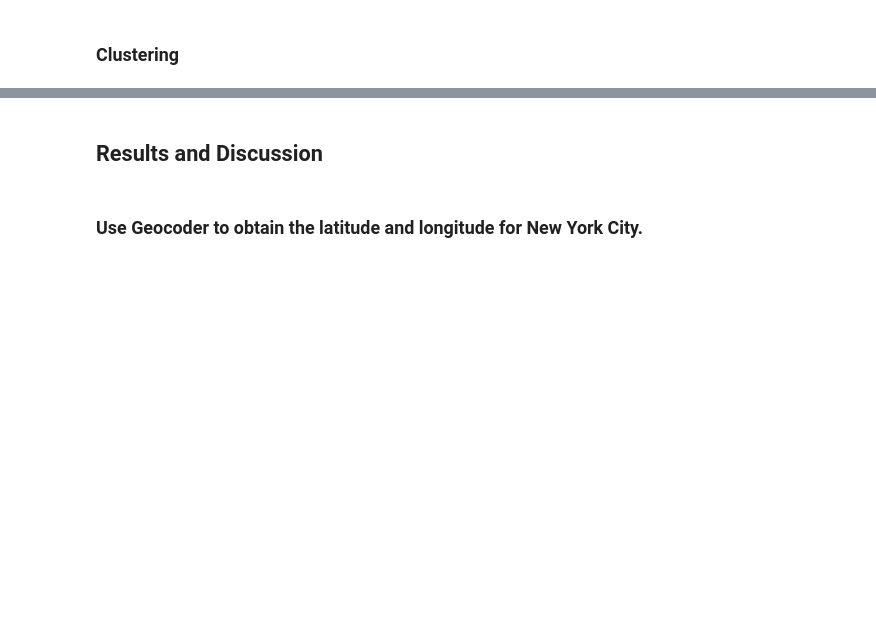
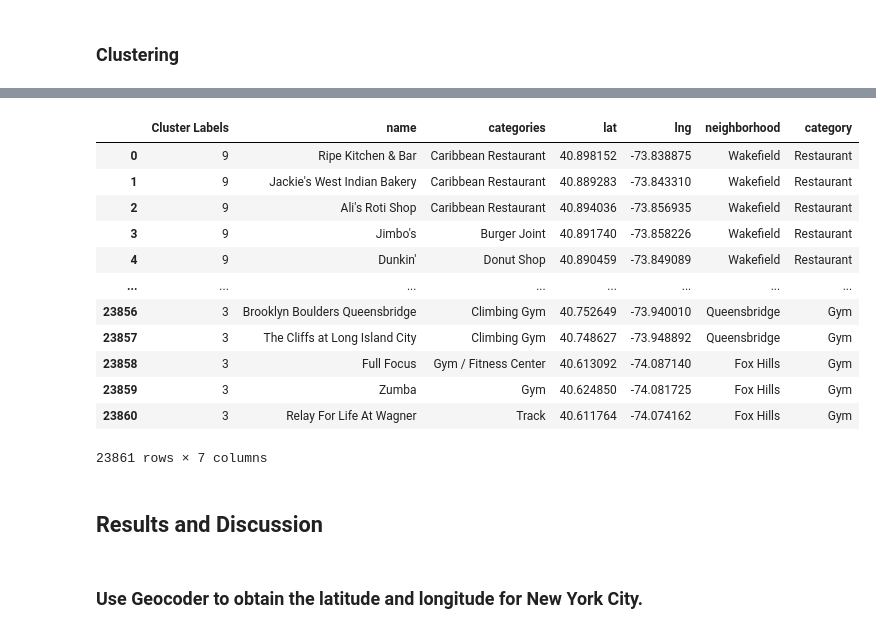
Before and after one commit to WouterDeBot/CapstoneBuildIBM, a Jupyter notebook: notebooks/Fit and Food- Coursera Capstone Project.ipynb, the cells around one changed output, grey strips where cells are left out. Cells and saved outputs as stored; diff of their text form; code cells hidden in the pictures; blank space fills up the shorter version.

```diff
--- a/notebooks/Fit and Food- Coursera Capstone Project.ipynb
+++ b/notebooks/Fit and Food- Coursera Capstone Project.ipynb
@@ -321,5 +326,7 @@ Initially this is done for the neighborhoods and category.
 # %%
 #Get dummies for category
 dummies_category = pd.get_dummies(df_overall["category"])
-#dummies_neighborhoods = pd.get_dummies(df_overall["neighborhood"])
-df_overall = pd.concat([])
+dummies_neighborhoods = pd.get_dummies(df_overall["neighborhood"])
+df_dummy_neighborhood = pd.concat([df_overall,dummies_neighborhoods],axis = 1)
+df_dummy_all = pd.concat([df_dummy_neighborhood,dummies_category],axis = 1)
+neighborhoods_venues_dummied = df_dummy_all.copy()
@@ -354,12 +412,12 @@ The analysis will be done using clustering of neighborhoods. What we want to ach
 ### Clustering
 # %%
 # Number of clusters corresponding to the amount of neighborhoods
-k_clusters = 306
+k_clusters = 10
 
 #Drop remaining categorical values from the dataframe
-neighborhoods_grouped_clustering = df_overall.drop(["category","categories","name","neighborhood"])
+neighborhoods_grouped_clustering = df_dummy_all.drop(["category","categories","name","neighborhood"], axis = 1)
 
-kmeans = KMeans(n_clusters = kclusters, random state =0).fit(neighborhoods_grouped_clustering)
+kmeans = KMeans(n_clusters = k_clusters).fit(neighborhoods_grouped_clustering)
 
 # Check labels for the first 10 values
 kmeans.labels_[0:10]
@@ -370,3 +438,20 @@ df_overall.head()
+# %%
+#df_overall.reset_index(drop = True, inplace = True)
+df_overall
+# %% [output]
+|  | Cluster Labels | name | categories | lat | lng | neighborhood | category |
+| 0 | 9 | Ripe Kitchen & Bar | Caribbean Restaurant | 40.898152 | -73.838875 | Wakefield | Restaurant |
+| 1 | 9 | Jackie's West Indian Bakery | Caribbean Restaurant | 40.889283 | -73.843310 | Wakefield | Restaurant |
+| 2 | 9 | Ali's Roti Shop | Caribbean Restaurant | 40.894036 | -73.856935 | Wakefield | Restaurant |
+| 3 | 9 | Jimbo's | Burger Joint | 40.891740 | -73.858226 | Wakefield | Restaurant |
+| 4 | 9 | Dunkin' | Donut Shop | 40.890459 | -73.849089 | Wakefield | Restaurant |
+| ... | ... | ... | ... | ... | ... | ... | ... |
+| 23856 | 3 | Brooklyn Boulders Queensbridge | Climbing Gym | 40.752649 | -73.940010 | Queensbridge | Gym |
+| 23857 | 3 | The Cliffs at Long Island City | Climbing Gym | 40.748627 | -73.948892 | Queensbridge | Gym |
+| 23858 | 3 | Full Focus | Gym / Fitness Center | 40.613092 | -74.087140 | Fox Hills | Gym |
+| 23859 | 3 | Zumba | Gym | 40.624850 | -74.081725 | Fox Hills | Gym |
+| 23860 | 3 | Relay For Life At Wagner | Track | 40.611764 | -74.074162 | Fox Hills | Gym |
+23861 rows × 7 columns
 # %% [markdown]
 ## Results and Discussion <a name="results"></a>
 # %% [markdown]
```
Also changed, not shown: parts of 17 cells of this notebook, 2 other files.
